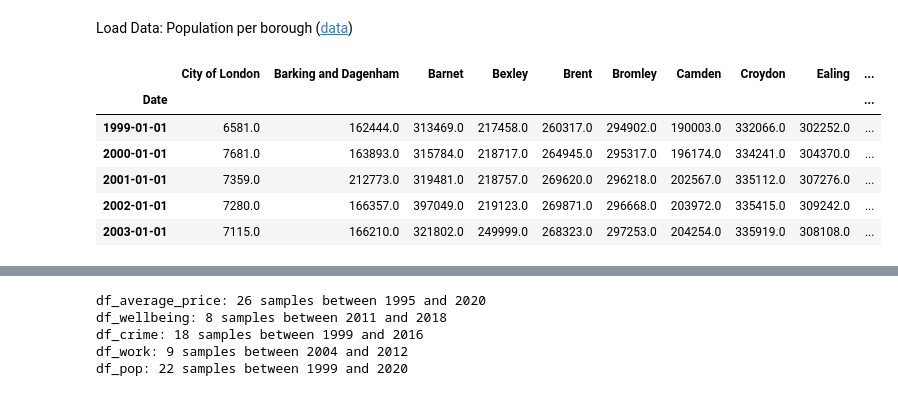
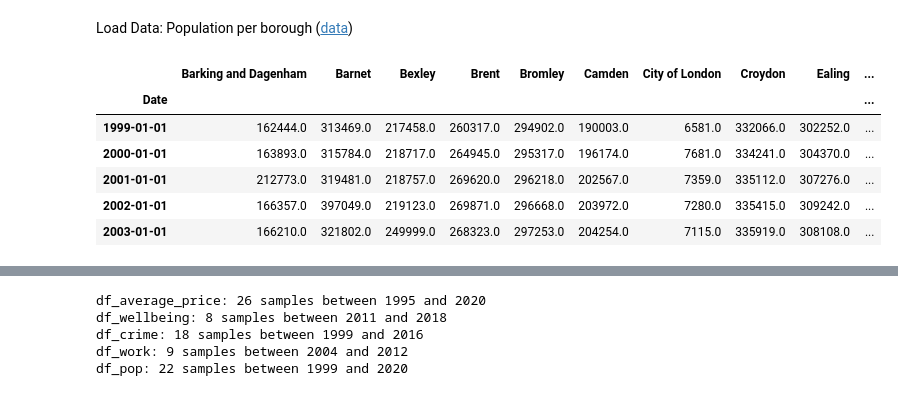
Before and after one commit to kohl-carmen/London-Housing, a Jupyter notebook: London_Housing_II.ipynb, the cells around one changed output, grey strips where cells are left out. Drawn from its saved outputs; the diff is of its cells as text; code cells hidden in the pictures.

```diff
--- a/London_Housing_II.ipynb
+++ b/London_Housing_II.ipynb
@@ -167,37 +172,38 @@ df_pop1 = pd.read_excel(data_url, sheet_name=str('Borough staging'),
                         usecols = "B,C,E")
 df_pop2 = pd.read_excel(data_url, sheet_name=str('Borough staging'),
                         usecols = "I,K,N")
 df_pop2 = df_pop2.dropna(axis=0, how='any')
 df_pop2 = df_pop2.rename(columns = {'Unnamed: 8':'Name',
                                     'Unnamed: 10':'Population',
                                     'Year.1':'Year'})
 df_pop=pd.concat([df_pop1,df_pop2], axis=0)
 df_pop = df_pop[df_pop.Year <= 2020] # delete future projections
 
 # sort into df of matched format
 date = pd.unique(df_pop.Year)
 df_pop_format = pd.DataFrame(index = pd.unique(df_pop.Year), columns = pd.unique(df_pop.Name))
 df_pop_format = df_pop_format.fillna(np.nan)
 for row in range(0,len(df_pop)):
   this_borough = df_pop.Name.iloc[row]
   this_pop = df_pop.Population.iloc[row]
   this_year = df_pop.Year.iloc[row]
   row_index = np.argwhere(date==this_year)
   col_index = np.argwhere(df_pop_format.columns == this_borough)
   df_pop_format.iloc[row_index[0],col_index[0]] = this_pop
 df_pop_format = df_pop_format.drop(labels=['London','Inner London','Outer London'], axis=1)
 # edit date
 df_pop_format['Date']=''
 for i in range(0,df_pop_format.shape[0]):
   df_pop_format.iloc[i,-1] = pd.to_datetime(str(int(df_pop_format.index[i]))+'0101')
 df_pop_format = df_pop_format.set_index('Date')
 df_pop = df_pop_format.copy()
+df_pop = df_pop.sort_index(axis=1)
 df_pop.head(5)
 # %% [output]
-|  | City of London | Barking and Dagenham | Barnet | Bexley | Brent | Bromley | Camden | Croydon | Ealing | ... |
+|  | Barking and Dagenham | Barnet | Bexley | Brent | Bromley | Camden | City of London | Croydon | Ealing | ... |
 | Date |  |  |  |  |  |  |  |  |  | ... |
-| 1999-01-01 | 6581.0 | 162444.0 | 313469.0 | 217458.0 | 260317.0 | 294902.0 | 190003.0 | 332066.0 | 302252.0 | ... |
-| 2000-01-01 | 7681.0 | 163893.0 | 315784.0 | 218717.0 | 264945.0 | 295317.0 | 196174.0 | 334241.0 | 304370.0 | ... |
-| 2001-01-01 | 7359.0 | 212773.0 | 319481.0 | 218757.0 | 269620.0 | 296218.0 | 202567.0 | 335112.0 | 307276.0 | ... |
-| 2002-01-01 | 7280.0 | 166357.0 | 397049.0 | 219123.0 | 269871.0 | 296668.0 | 203972.0 | 335415.0 | 309242.0 | ... |
-| 2003-01-01 | 7115.0 | 166210.0 | 321802.0 | 249999.0 | 268323.0 | 297253.0 | 204254.0 | 335919.0 | 308108.0 | ... |
+| 1999-01-01 | 162444.0 | 313469.0 | 217458.0 | 260317.0 | 294902.0 | 190003.0 | 6581.0 | 332066.0 | 302252.0 | ... |
+| 2000-01-01 | 163893.0 | 315784.0 | 218717.0 | 264945.0 | 295317.0 | 196174.0 | 7681.0 | 334241.0 | 304370.0 | ... |
+| 2001-01-01 | 212773.0 | 319481.0 | 218757.0 | 269620.0 | 296218.0 | 202567.0 | 7359.0 | 335112.0 | 307276.0 | ... |
+| 2002-01-01 | 166357.0 | 397049.0 | 219123.0 | 269871.0 | 296668.0 | 203972.0 | 7280.0 | 335415.0 | 309242.0 | ... |
+| 2003-01-01 | 166210.0 | 321802.0 | 249999.0 | 268323.0 | 297253.0 | 204254.0 | 7115.0 | 335919.0 | 308108.0 | ... |
```
Also changed, not shown: parts of 10 cells of this notebook.
